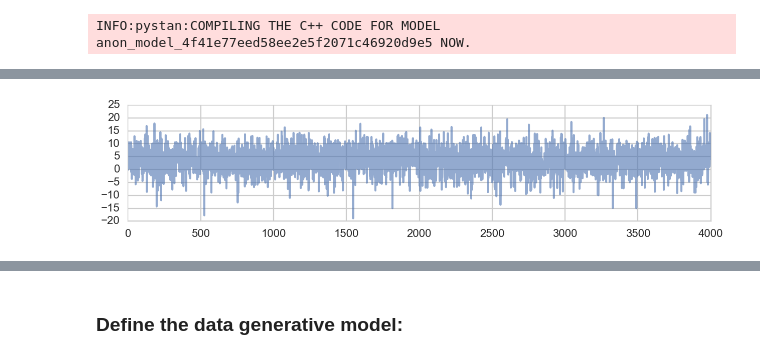
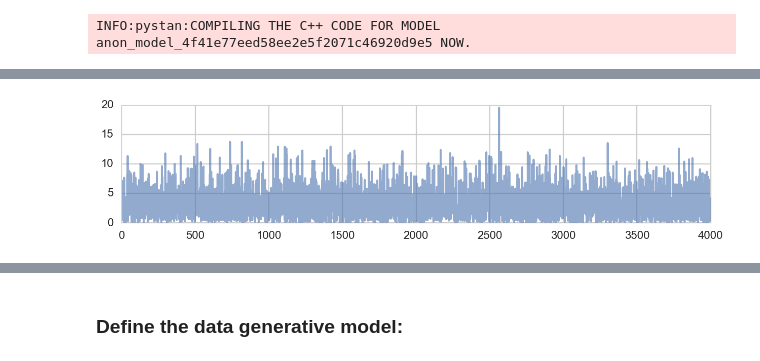
Before and after one commit to NickHoernle/mit-bayesian-inference, a Jupyter notebook: notebooks/6882_presentation.ipynb, the cells around one changed output, grey strips where cells are left out. Saved outputs shown, nothing was run; the diff lists cells and outputs as text; code cells hidden in the pictures.

```diff
--- a/notebooks/6882_presentation.ipynb
+++ b/notebooks/6882_presentation.ipynb
@@ -327,8 +556,8 @@ and Rhat is the potential scale reduction factor on split chains (at
 convergence, Rhat=1).
 # %%
 plt.figure(figsize=(15,3))
-la = fit_cntrd.extract(permuted=True)
-plt.plot(la['theta'][:,4], alpha=0.6)
+la = fit_noncntrd.extract(permuted=True)
+plt.plot(la['tau'], alpha=0.6)
 plt.show()
 # %% [output]
-[figure, old version]
+[figure, new version]
```
Also changed, not shown: parts of 61 cells of this notebook, 1 other file.
